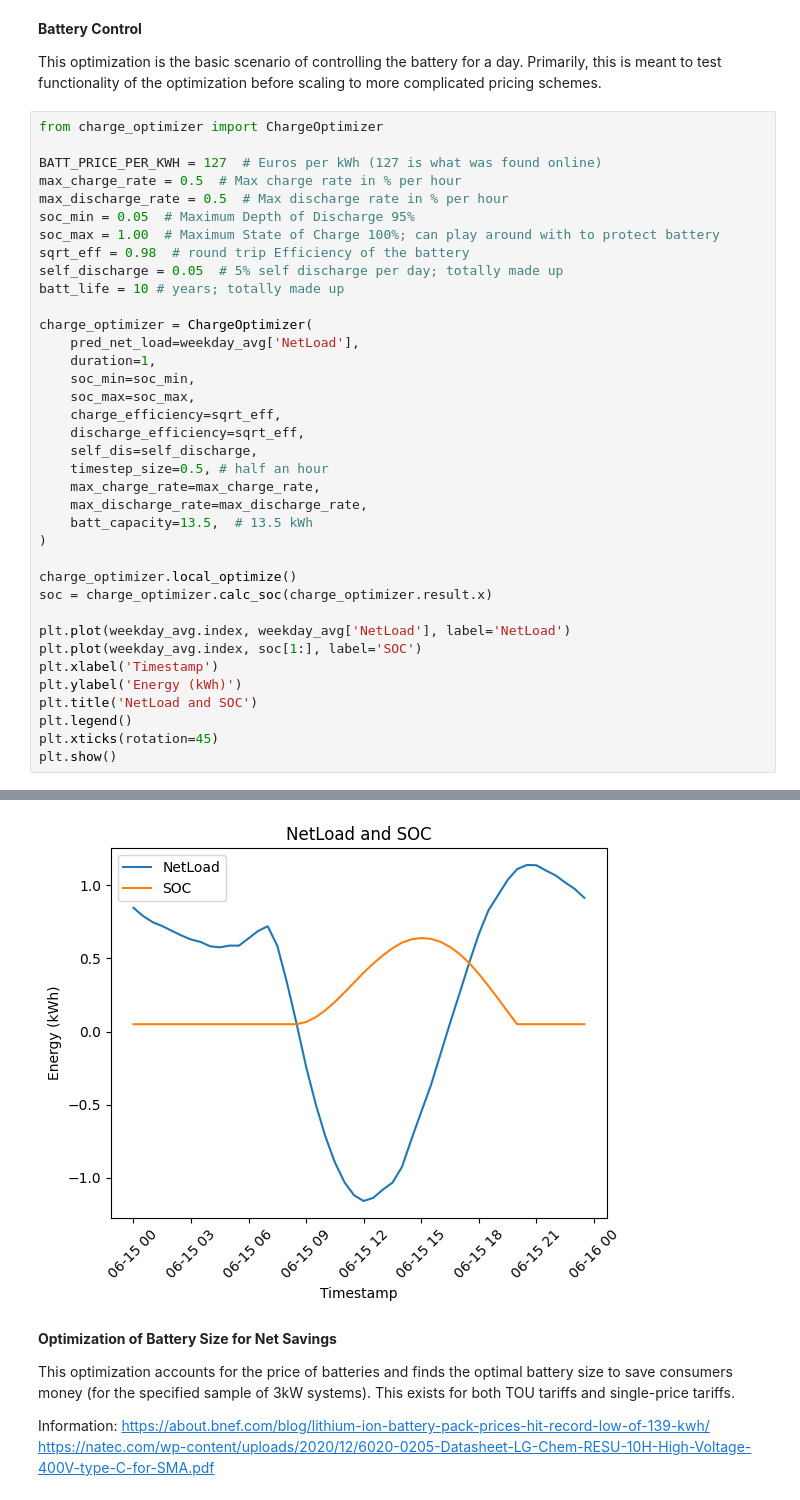
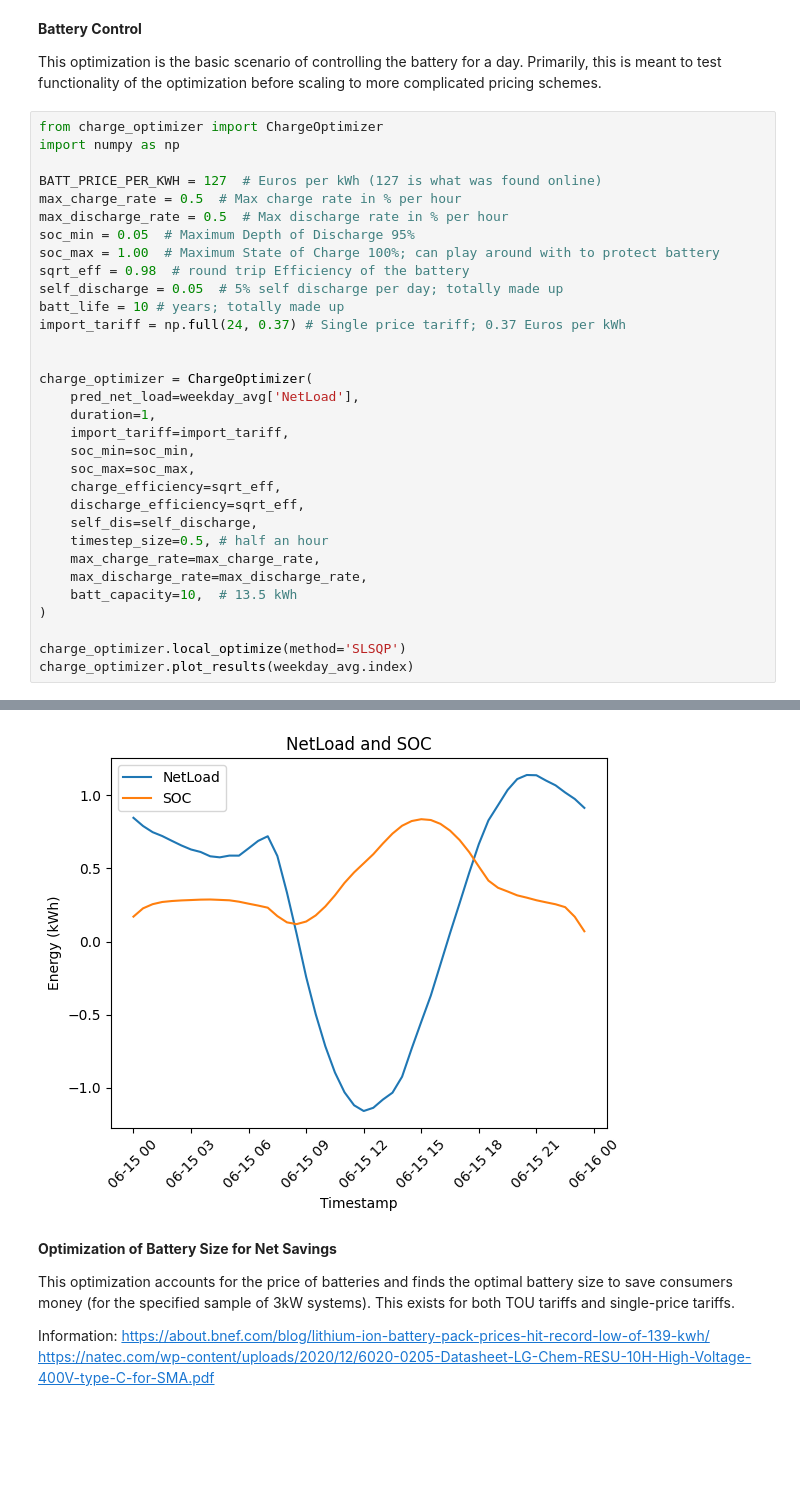
Before and after one commit to alexrtseng/foss-optimization, a Jupyter notebook: Battery_Size_Opt.ipynb, the cells around one changed output, grey strips where cells are left out. Drawn from its saved outputs; the diff is of its cells as text; blank space fills up the shorter version.

```diff
--- a/Battery_Size_Opt.ipynb
+++ b/Battery_Size_Opt.ipynb
@@ -32,6 +32,7 @@ _ = weekday_avg.plot(y=['Production', 'Consumption', 'NetLoad'], title='Weekday
 This optimization is the basic scenario of controlling the battery for a day. Primarily, this is meant to test functionality of the optimization before scaling to more complicated pricing schemes.
 # %%
 from charge_optimizer import ChargeOptimizer
+import numpy as np
 
 BATT_PRICE_PER_KWH = 127  # Euros per kWh (127 is what was found online)
 max_charge_rate = 0.5  # Max charge rate in % per hour
@@ -41,10 +42,13 @@ soc_max = 1.00  # Maximum State of Charge 100%; can play around with to protect
 sqrt_eff = 0.98  # round trip Efficiency of the battery
 self_discharge = 0.05  # 5% self discharge per day; totally made up
 batt_life = 10 # years; totally made up
+import_tariff = np.full(24, 0.37) # Single price tariff; 0.37 Euros per kWh
+
 
 charge_optimizer = ChargeOptimizer(
     pred_net_load=weekday_avg['NetLoad'],
     duration=1,
+    import_tariff=import_tariff,
     soc_min=soc_min,
     soc_max=soc_max,
     charge_efficiency=sqrt_eff,
@@ -53,18 +57,9 @@ charge_optimizer = ChargeOptimizer(
     timestep_size=0.5, # half an hour
     max_charge_rate=max_charge_rate,
     max_discharge_rate=max_discharge_rate,
-    batt_capacity=13.5,  # 13.5 kWh
+    batt_capacity=10,  # 13.5 kWh
 )
 
-charge_optimizer.local_optimize()
-soc = charge_optimizer.calc_soc(charge_optimizer.result.x)
-
-plt.plot(weekday_avg.index, weekday_avg['NetLoad'], label='NetLoad')
-plt.plot(weekday_avg.index, soc[1:], label='SOC')
-plt.xlabel('Timestamp')
-plt.ylabel('Energy (kWh)')
-plt.title('NetLoad and SOC')
-plt.legend()
-plt.xticks(rotation=45)
-plt.show()
+charge_optimizer.local_optimize(method='SLSQP')
+charge_optimizer.plot_results(weekday_avg.index)
 # %% [output]
@@ -76,4 +68,4 @@ Optimization terminated successfully    (Exit mode 0)
-[figure, old version]
+[figure, new version]
 # %% [markdown]
 **Optimization of Battery Size for Net Savings**
 
```
Also changed, not shown: parts of 15 cells of this notebook, 4 other files.
